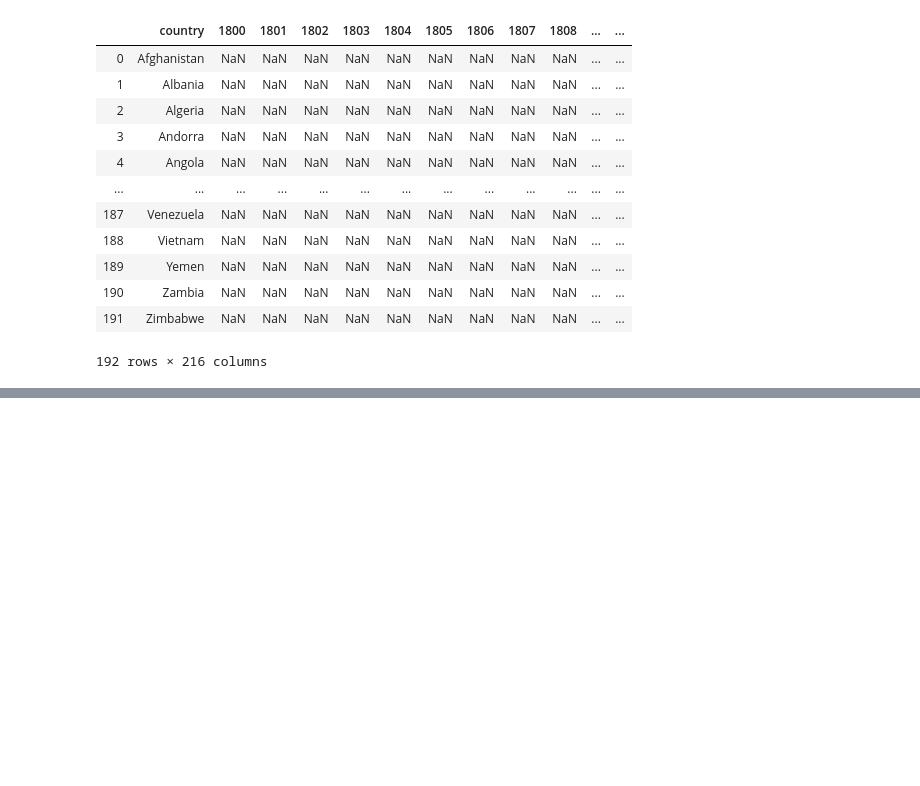
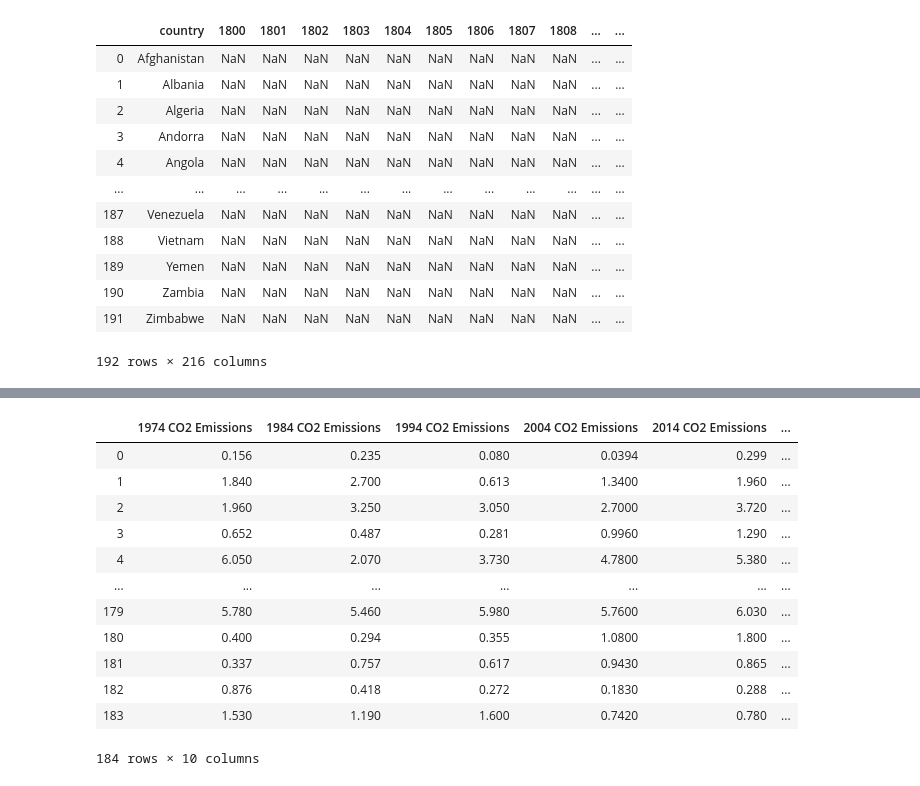
Before and after one commit to VallieTracy/project-one, a Jupyter notebook: Team_Awesome_Project_1.ipynb, the cells around one changed output, grey strips where cells are left out. Drawn from its saved outputs; the diff is of its cells as text; code cells hidden in the pictures; blank space fills up the shorter version.

```diff
--- a/Team_Awesome_Project_1.ipynb
+++ b/Team_Awesome_Project_1.ipynb
@@ -145,3 +149,21 @@ co2_2000
+# %%
+co2_br_df = co2_br_rename[["1974 CO2 Emissions", "1984 CO2 Emissions", "1994 CO2 Emissions", "2004 CO2 Emissions", "2014 CO2 Emissions",
+                           "1974 CO2 Birthrate", "1984 CO2 Birthrate", "1994 CO2 Birthrate", "2004 CO2 Birthrate", "2014 CO2 Birthrate"]]
+co2_br_df
+# %% [output]
+|  | 1974 CO2 Emissions | 1984 CO2 Emissions | 1994 CO2 Emissions | 2004 CO2 Emissions | 2014 CO2 Emissions | ... |
+| 0 | 0.156 | 0.235 | 0.080 | 0.0394 | 0.299 | ... |
+| 1 | 1.840 | 2.700 | 0.613 | 1.3400 | 1.960 | ... |
+| 2 | 1.960 | 3.250 | 3.050 | 2.7000 | 3.720 | ... |
+| 3 | 0.652 | 0.487 | 0.281 | 0.9960 | 1.290 | ... |
+| 4 | 6.050 | 2.070 | 3.730 | 4.7800 | 5.380 | ... |
+| ... | ... | ... | ... | ... | ... | ... |
+| 179 | 5.780 | 5.460 | 5.980 | 5.7600 | 6.030 | ... |
+| 180 | 0.400 | 0.294 | 0.355 | 1.0800 | 1.800 | ... |
+| 181 | 0.337 | 0.757 | 0.617 | 0.9430 | 0.865 | ... |
+| 182 | 0.876 | 0.418 | 0.272 | 0.1830 | 0.288 | ... |
+| 183 | 1.530 | 1.190 | 1.600 | 0.7420 | 0.780 | ... |
+184 rows × 10 columns
 # %%
 #for reference, filling and dropping nan rows
 
```
Also changed, not shown: parts of 6 cells of this notebook.
